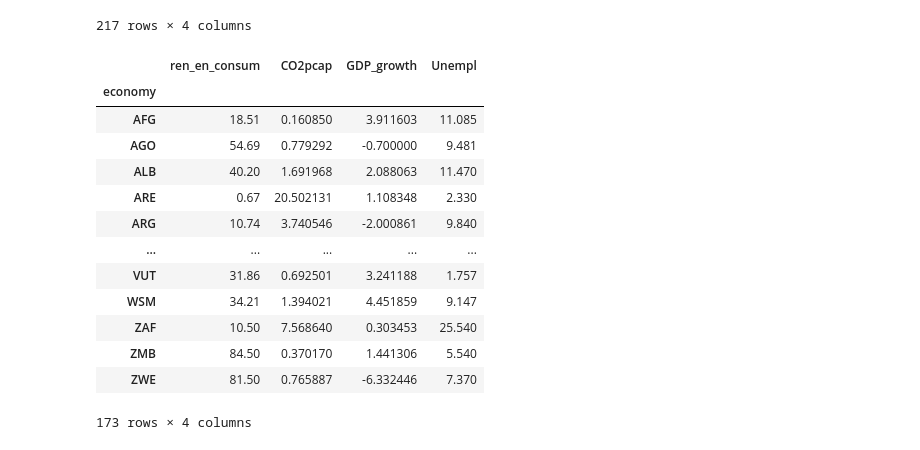
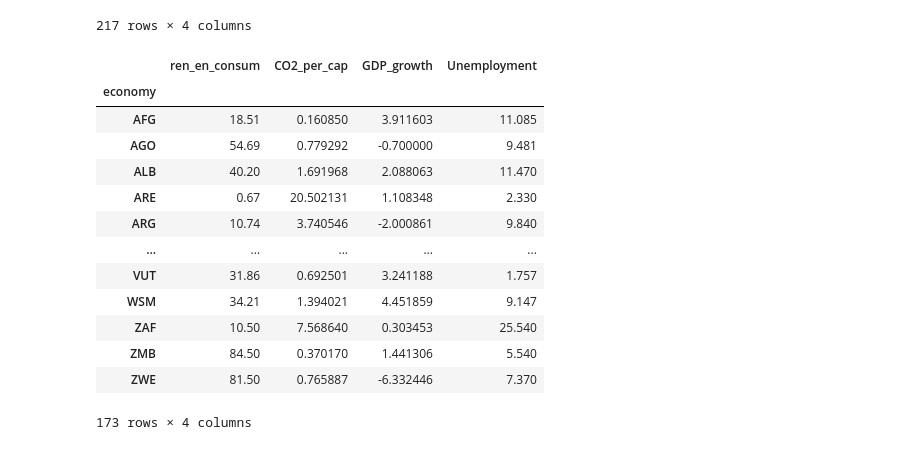
Before and after one commit to StefanRaychev/Investigating-the-Relationship-between-Green-Transition-and-Socio-Economic-Dimensions, a Jupyter notebook: green_dimensions.ipynb, the cells around one changed output. Saved outputs shown, nothing was run; the diff lists cells and outputs as text; code cells hidden in the pictures.

```diff
--- a/green_dimensions.ipynb
+++ b/green_dimensions.ipynb
@@ -48,20 +50,20 @@ load_and_name_db_WB("df_original", value1, value2, value3, value4, new_column_na
 # %%
 def rename_columns_and_drop_na(df, column_mapping):
     # Rename columns
     df = df.rename(columns=column_mapping)
 
     # Drop rows with missing values
     df = df.dropna()
 
     return df
 
 # Example usage
 # Assuming you have a DataFrame named 'df' and a dictionary of column mapping named 'column_mapping'
-column_mapping = {'EN.ATM.CO2E.PC': 'CO2pcap', 'EG.FEC.RNEW.ZS': 'ren_en_consum', 'NY.GDP.MKTP.KD.ZG': 'GDP_growth', 'SL.UEM.TOTL.ZS': 'Unempl'}
+column_mapping = {'EN.ATM.CO2E.PC': 'CO2_per_cap', 'EG.FEC.RNEW.ZS': 'ren_en_consum', 'NY.GDP.MKTP.KD.ZG': 'GDP_growth', 'SL.UEM.TOTL.ZS': 'Unemployment'}
 new_df = rename_columns_and_drop_na(df_original, column_mapping)
 new_df
 # %% [output]
-|  | ren_en_consum | CO2pcap | GDP_growth | Unempl |
+|  | ren_en_consum | CO2_per_cap | GDP_growth | Unemployment |
 | economy |  |  |  |  |
 | AFG | 18.51 | 0.160850 | 3.911603 | 11.085 |
 | AGO | 54.69 | 0.779292 | -0.700000 | 9.481 |
```
Also changed, not shown: parts of 2 cells of this notebook.
